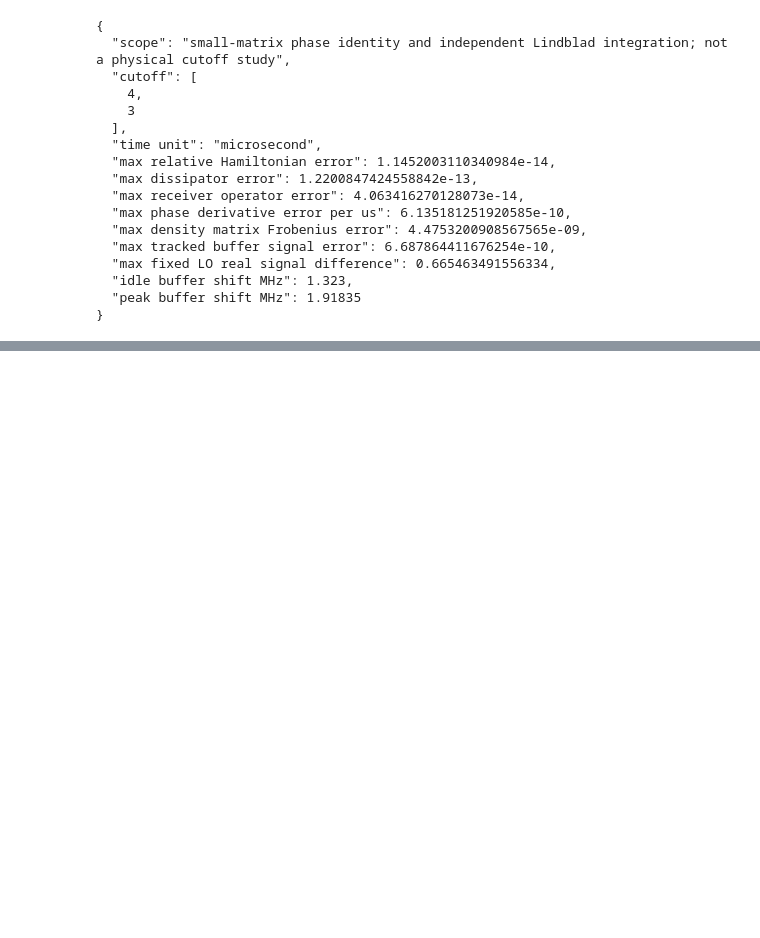
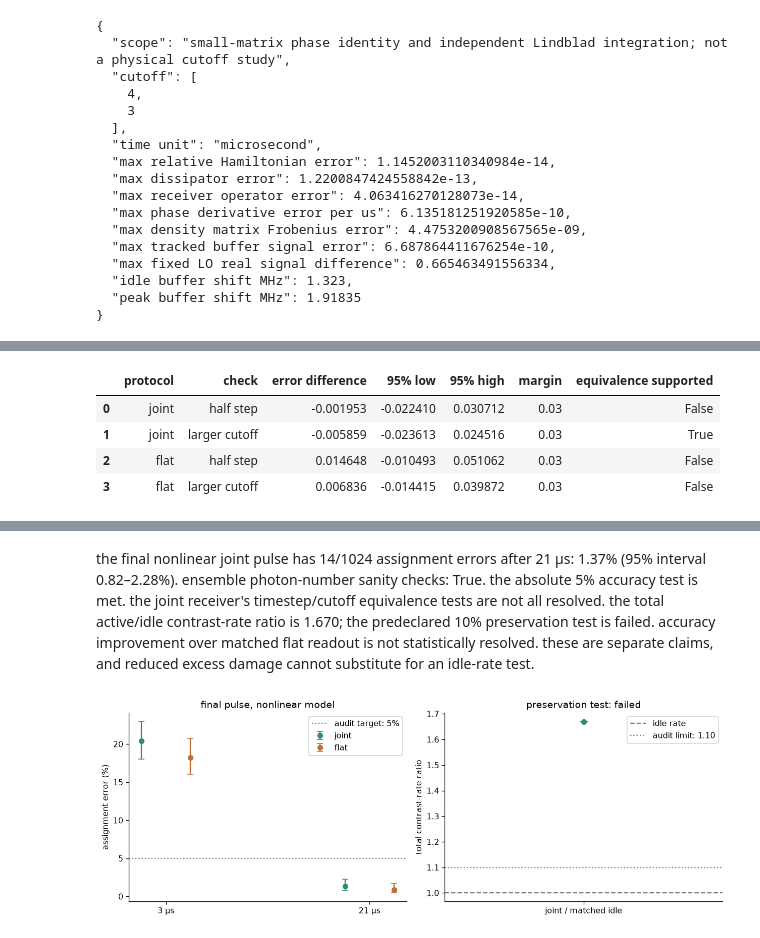
Before and after one commit to simransummermalik/solvingalice-bob, a Jupyter notebook: cat_qubits.ipynb, the cells around one changed output, grey strips where cells are left out. Saved outputs shown, nothing was run; the diff lists cells and outputs as text; code cells hidden in the pictures; blank space fills up the shorter version.

```diff
--- a/cat_qubits.ipynb
+++ b/cat_qubits.ipynb
@@ -3950,0 +4465,9 @@ print(json.dumps(frame_summary, indent=2))  # keep the evidence visible in the n
+# %%
+final_validation_recompute = False  # true reruns this audit, with compatible checkpoints reused
+if final_validation_recompute:
+    print("frozen final audit plan:", fv_plan_hash)  # identify the controls and acceptance thresholds
+    fv_run_protection()  # active rates, corresponding idle rates, cutoff and tolerance checks
+    fv_run_receivers()  # independent final-pulse homodyne records and validation samples
+
+final_validation_result = fv_analyze()  # decide each claim from its own evidence
+# %% [output]
@@ -3950,0 +4489,5 @@ print(json.dumps(frame_summary, indent=2))  # keep the evidence visible in the n
+|  | protocol | check | error difference | 95% low | 95% high | margin | equivalence supported |
+| 0 | joint | half step | -0.001953 | -0.022410 | 0.030712 | 0.03 | False |
+| 1 | joint | larger cutoff | -0.005859 | -0.023613 | 0.024516 | 0.03 | True |
+| 2 | flat | half step | 0.014648 | -0.010493 | 0.051062 | 0.03 | False |
+| 3 | flat | larger cutoff | 0.006836 | -0.014415 | 0.039872 | 0.03 | False |
@@ -3950,0 +4497,2 @@ print(json.dumps(frame_summary, indent=2))  # keep the evidence visible in the n
+the final nonlinear joint pulse has 14/1024 assignment errors after 21 μs: 1.37% (95% interval 0.82–2.28%). ensemble photon-number sanity checks: True. the absolute 5% accuracy test is met. the joint receiver's timestep/cutoff equivalence tests are not all resolved. the total active/idle contrast-rate ratio is 1.670; the predeclared 10% preservation test is failed. accuracy improvement over matched flat readout is not statistically resolved. these are separate claims, and reduced excess damage cannot substitute for an idle-rate test.
+[figure, added]
```
Also changed, not shown: parts of 24 cells of this notebook, 30 other files.
